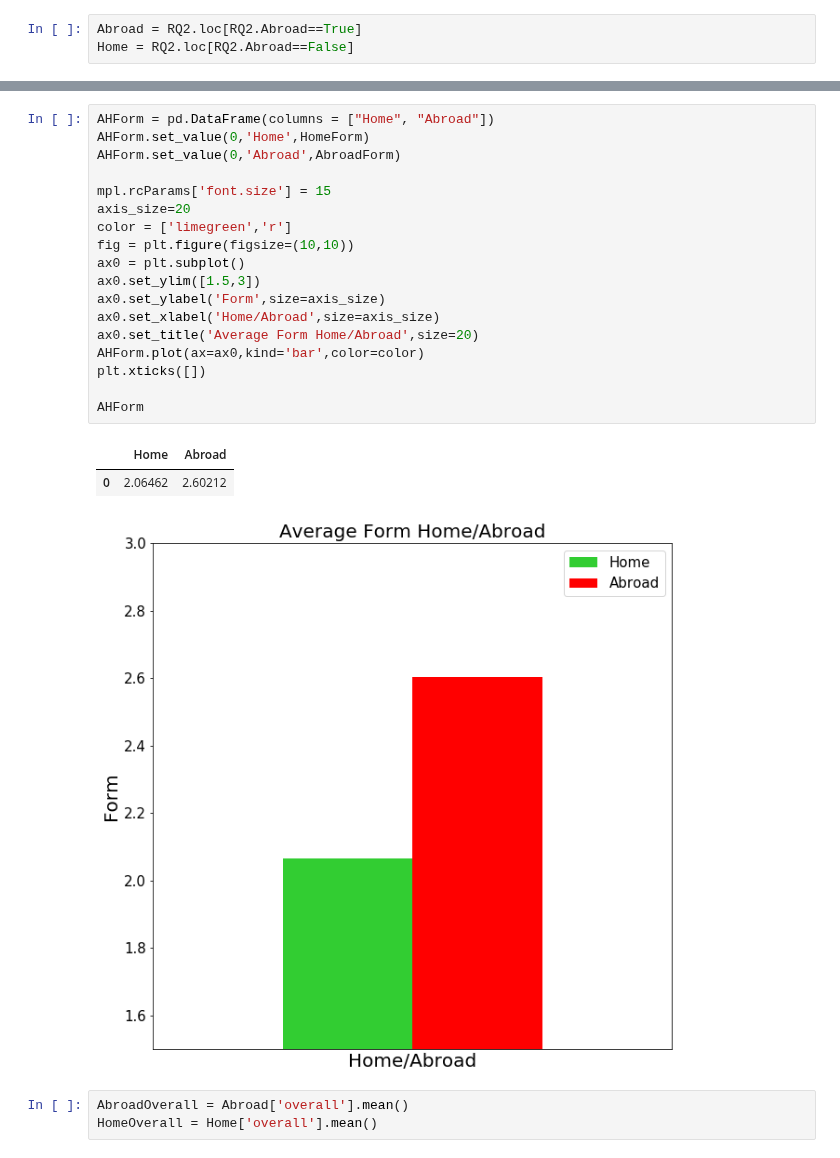
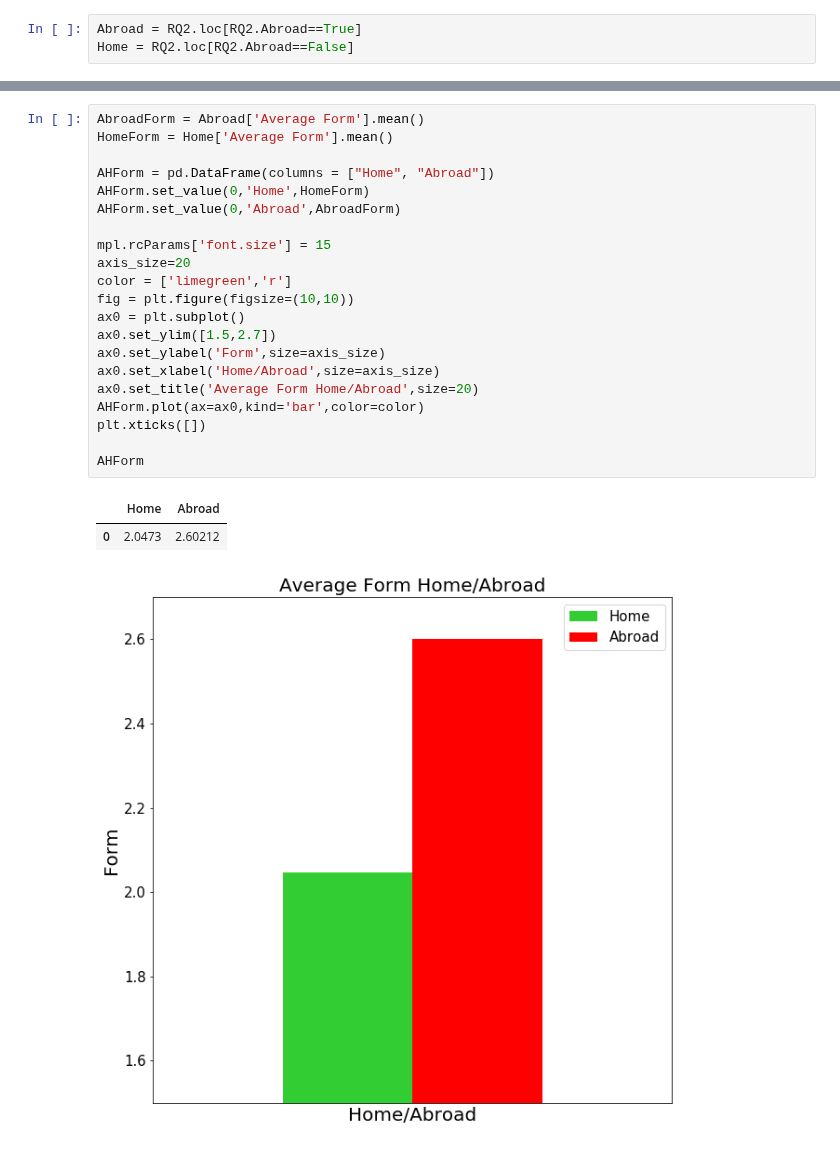
Before and after one commit to markkennedy3/Fifa-vs-Real-Life, a Jupyter notebook: notebooks/analysis/600_RQ2_Analysis_1.ipynb, the cells around one changed output, grey strips where cells are left out. Cells and saved outputs as stored; diff of their text form.

```diff
--- a/notebooks/analysis/600_RQ2_Analysis_1.ipynb
+++ b/notebooks/analysis/600_RQ2_Analysis_1.ipynb
@@ -175,25 +233,25 @@ HomeForm = Home['Average Form'].mean()
 # %%
+AbroadForm = Abroad['Average Form'].mean()
+HomeForm = Home['Average Form'].mean()
+
 AHForm = pd.DataFrame(columns = ["Home", "Abroad"])
 AHForm.set_value(0,'Home',HomeForm)
 AHForm.set_value(0,'Abroad',AbroadForm)
 
 mpl.rcParams['font.size'] = 15
 axis_size=20
 color = ['limegreen','r']
 fig = plt.figure(figsize=(10,10))
 ax0 = plt.subplot()
-ax0.set_ylim([1.5,3])
+ax0.set_ylim([1.5,2.7])
 ax0.set_ylabel('Form',size=axis_size)
 ax0.set_xlabel('Home/Abroad',size=axis_size)
 ax0.set_title('Average Form Home/Abroad',size=20)
 AHForm.plot(ax=ax0,kind='bar',color=color)
 plt.xticks([])
 
 AHForm
 # %% [output]
 |  | Home | Abroad |
-| 0 | 2.06462 | 2.60212 |
+| 0 | 2.0473 | 2.60212 |
-[figure, old version]
+[figure, new version]
-# %%
-AbroadOverall = Abroad['overall'].mean()
-HomeOverall = Home['overall'].mean()
```
Also changed, not shown: parts of 30 cells of this notebook.
